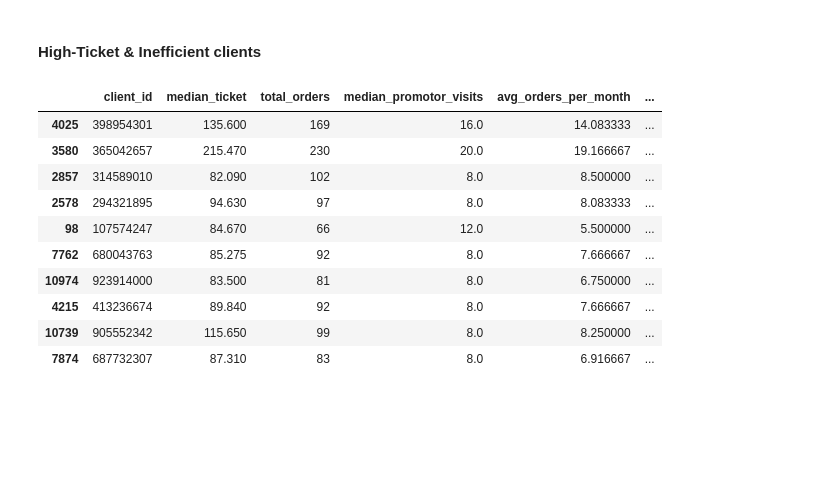
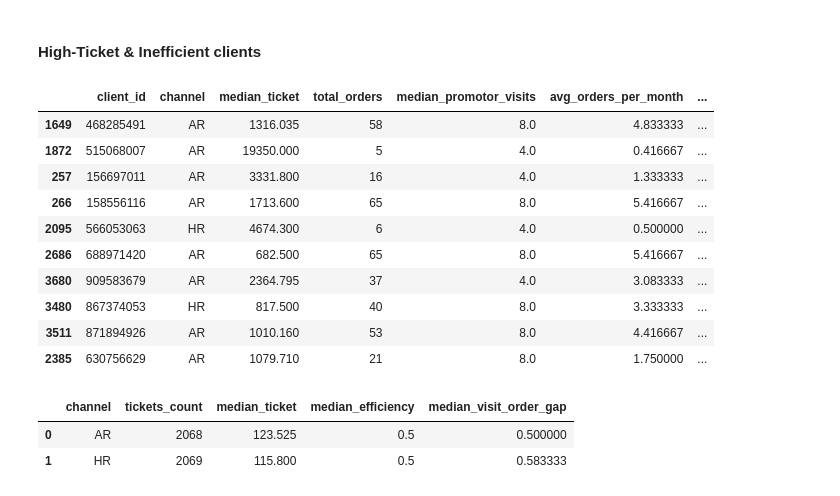
Before and after one commit to adriansotomora/capstone_project, a Jupyter notebook: scripts/eda_sebas.ipynb, the cells around one changed output. Saved outputs shown, nothing was run; the diff lists cells and outputs as text; code cells hidden in the pictures; blank space fills up the shorter version.

```diff
--- a/scripts/eda_sebas.ipynb
+++ b/scripts/eda_sebas.ipynb
@@ -75,33 +103,55 @@ plt.show()
 # %%
 # Filter High-Value & Inefficient clients
 hv_ineff = clients[clients['class'] == 'HighTicket_Inefficient'].copy()
 
 # Build the reporting table
 df_hv_ineff = hv_ineff.reset_index()[[
     'client_id',
+    'channel',
     'median_ticket',
     'total_orders',
     'median_promotor_visits',
     'avg_orders_per_month',
     'avg_visits_per_month',
     'visit_order_gap',
+    'efficiency',
     'inefficiency_cost',
+    'median_promotor_calls',
+    'total_promotor_calls',
     'total_profit',
     'profit_per_visit',
     'opportunity_cost'
 ]].sort_values('opportunity_cost', ascending=False)
 
 # Display first 10 rows
 df_hv_ineff.head(10)
 # %% [output]
-|  | client_id | median_ticket | total_orders | median_promotor_visits | avg_orders_per_month | ... |
-| 4025 | 398954301 | 135.600 | 169 | 16.0 | 14.083333 | ... |
-| 3580 | 365042657 | 215.470 | 230 | 20.0 | 19.166667 | ... |
-| 2857 | 314589010 | 82.090 | 102 | 8.0 | 8.500000 | ... |
-| 2578 | 294321895 | 94.630 | 97 | 8.0 | 8.083333 | ... |
-| 98 | 107574247 | 84.670 | 66 | 12.0 | 5.500000 | ... |
-| 7762 | 680043763 | 85.275 | 92 | 8.0 | 7.666667 | ... |
-| 10974 | 923914000 | 83.500 | 81 | 8.0 | 6.750000 | ... |
-| 4215 | 413236674 | 89.840 | 92 | 8.0 | 7.666667 | ... |
-| 10739 | 905552342 | 115.650 | 99 | 8.0 | 8.250000 | ... |
-| 7874 | 687732307 | 87.310 | 83 | 8.0 | 6.916667 | ... |
+|  | client_id | channel | median_ticket | total_orders | median_promotor_visits | avg_orders_per_month | ... |
+| 1649 | 468285491 | AR | 1316.035 | 58 | 8.0 | 4.833333 | ... |
+| 1872 | 515068007 | AR | 19350.000 | 5 | 4.0 | 0.416667 | ... |
+| 257 | 156697011 | AR | 3331.800 | 16 | 4.0 | 1.333333 | ... |
+| 266 | 158556116 | AR | 1713.600 | 65 | 8.0 | 5.416667 | ... |
+| 2095 | 566053063 | HR | 4674.300 | 6 | 4.0 | 0.500000 | ... |
+| 2686 | 688971420 | AR | 682.500 | 65 | 8.0 | 5.416667 | ... |
+| 3680 | 909583679 | AR | 2364.795 | 37 | 4.0 | 3.083333 | ... |
+| 3480 | 867374053 | HR | 817.500 | 40 | 8.0 | 3.333333 | ... |
+| 3511 | 871894926 | AR | 1010.160 | 53 | 8.0 | 4.416667 | ... |
+| 2385 | 630756629 | AR | 1079.710 | 21 | 8.0 | 1.750000 | ... |
+# %%
+df_channel_hv_ineff = (
+    df_hv_ineff
+    .groupby('channel')
+    .agg(
+        tickets_count         = ('median_ticket',   'count'),
+        median_ticket         = ('median_ticket',   'median'),
+        median_efficiency     = ('efficiency',      'median'),
+        median_visit_order_gap= ('visit_order_gap', 'median')
+    )
+    .reset_index()
+)
+
+df_channel_hv_ineff
+# %% [output]
+|  | channel | tickets_count | median_ticket | median_efficiency | median_visit_order_gap |
+| 0 | AR | 2068 | 123.525 | 0.5 | 0.500000 |
+| 1 | HR | 2069 | 115.800 | 0.5 | 0.583333 |
```
Also changed, not shown: parts of 67 cells of this notebook, 2 other files.
